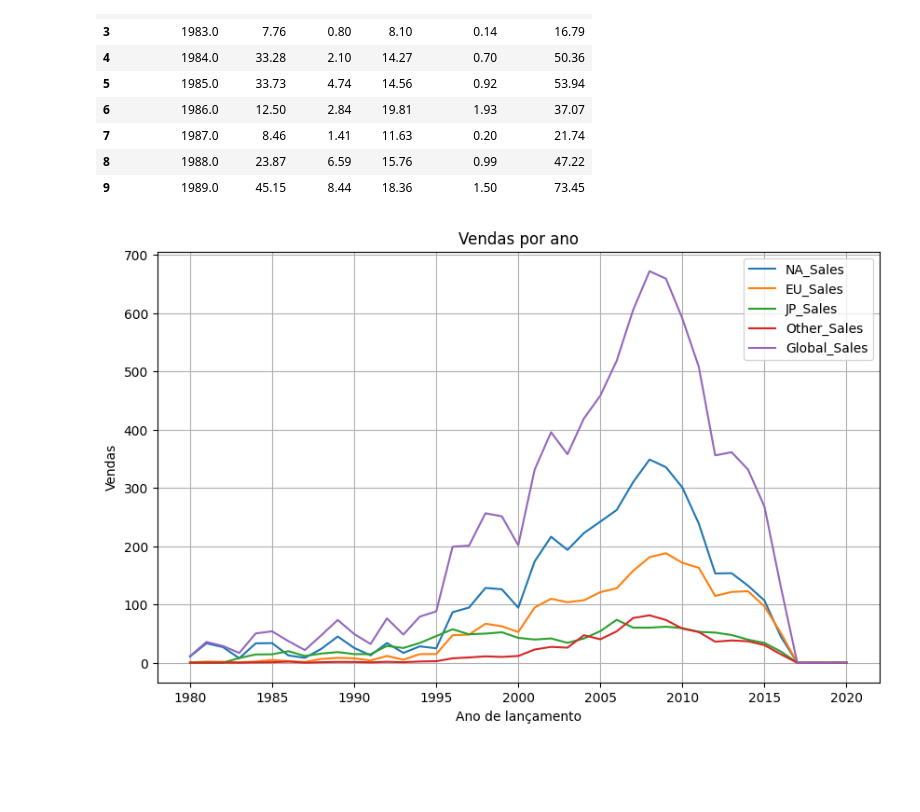
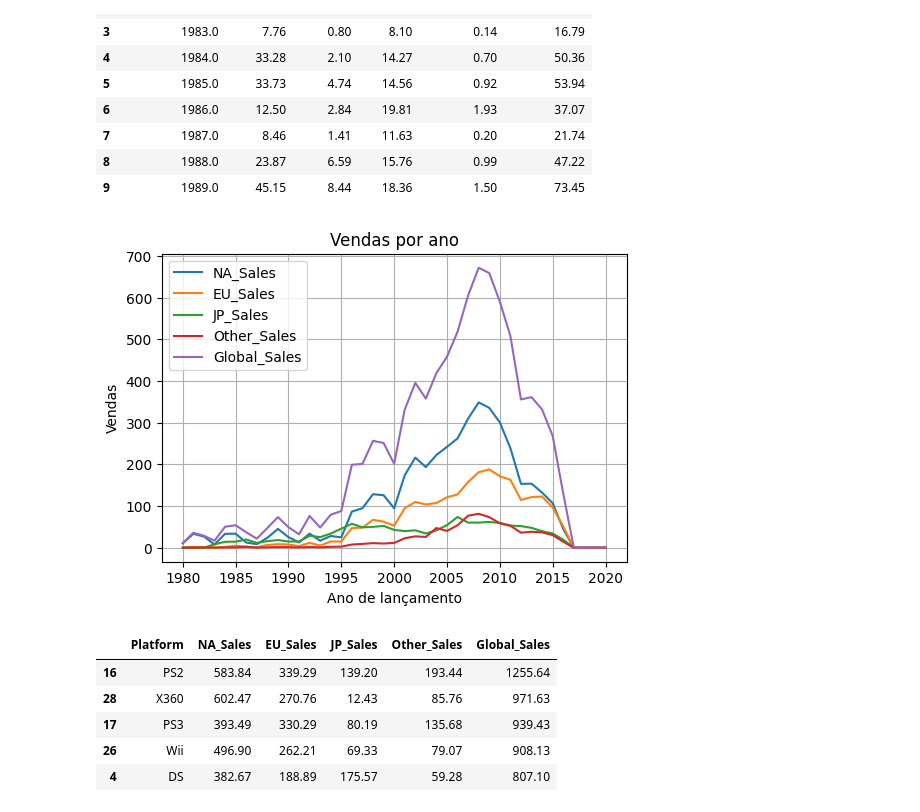
Before and after one commit to wolke412/topicos-4, a Jupyter notebook: presentation.ipynb, the cells around one changed output. Saved outputs shown, nothing was run; the diff lists cells and outputs as text; code cells hidden in the pictures; blank space fills up the shorter version.

```diff
--- a/presentation.ipynb
+++ b/presentation.ipynb
@@ -52,25 +52,42 @@ sorted.head(10)
 # %%
 prf = "_Sales"
 f = {
     "NA": "b",
     "EU": "purple",
     "JP": "r",
     "Other": "y",
     "Global": "y"
 }
 
 cols = []
 for i, c in f.items():
     cols.append(i+prf)
 
-
-ax = sorted.plot(x="Year_of_Release", y=cols, figsize=(10, 6), title="Vendas por ano")
+ax = sorted.plot(x="Year_of_Release", y=cols, figsize=(6, 4), title="Vendas por ano")
 
 # Add labels and grid
 ax.set_xlabel("Ano de lançamento")
 ax.set_ylabel("Vendas")
 ax.grid(True)
 
 plt.show()
 # %% [output]
-[figure, old version]
+[figure, new version]
+# %%
+gp_by_plat_df = df.groupby(['Platform']).agg({
+    "NA_Sales": "sum",
+    "EU_Sales": "sum",
+    "JP_Sales": "sum",
+    "Other_Sales": "sum",
+    "Global_Sales": "sum",
+}).reset_index()
+
+top_platforms = gp_by_plat_df.sort_values('Global_Sales', ascending=False)
+top_platforms.head(5)
+# %% [output]
+|  | Platform | NA_Sales | EU_Sales | JP_Sales | Other_Sales | Global_Sales |
+| 16 | PS2 | 583.84 | 339.29 | 139.20 | 193.44 | 1255.64 |
+| 28 | X360 | 602.47 | 270.76 | 12.43 | 85.76 | 971.63 |
+| 17 | PS3 | 393.49 | 330.29 | 80.19 | 135.68 | 939.43 |
+| 26 | Wii | 496.90 | 262.21 | 69.33 | 79.07 | 908.13 |
+| 4 | DS | 382.67 | 188.89 | 175.57 | 59.28 | 807.10 |
```
Also changed, not shown: parts of 3 cells of this notebook.
